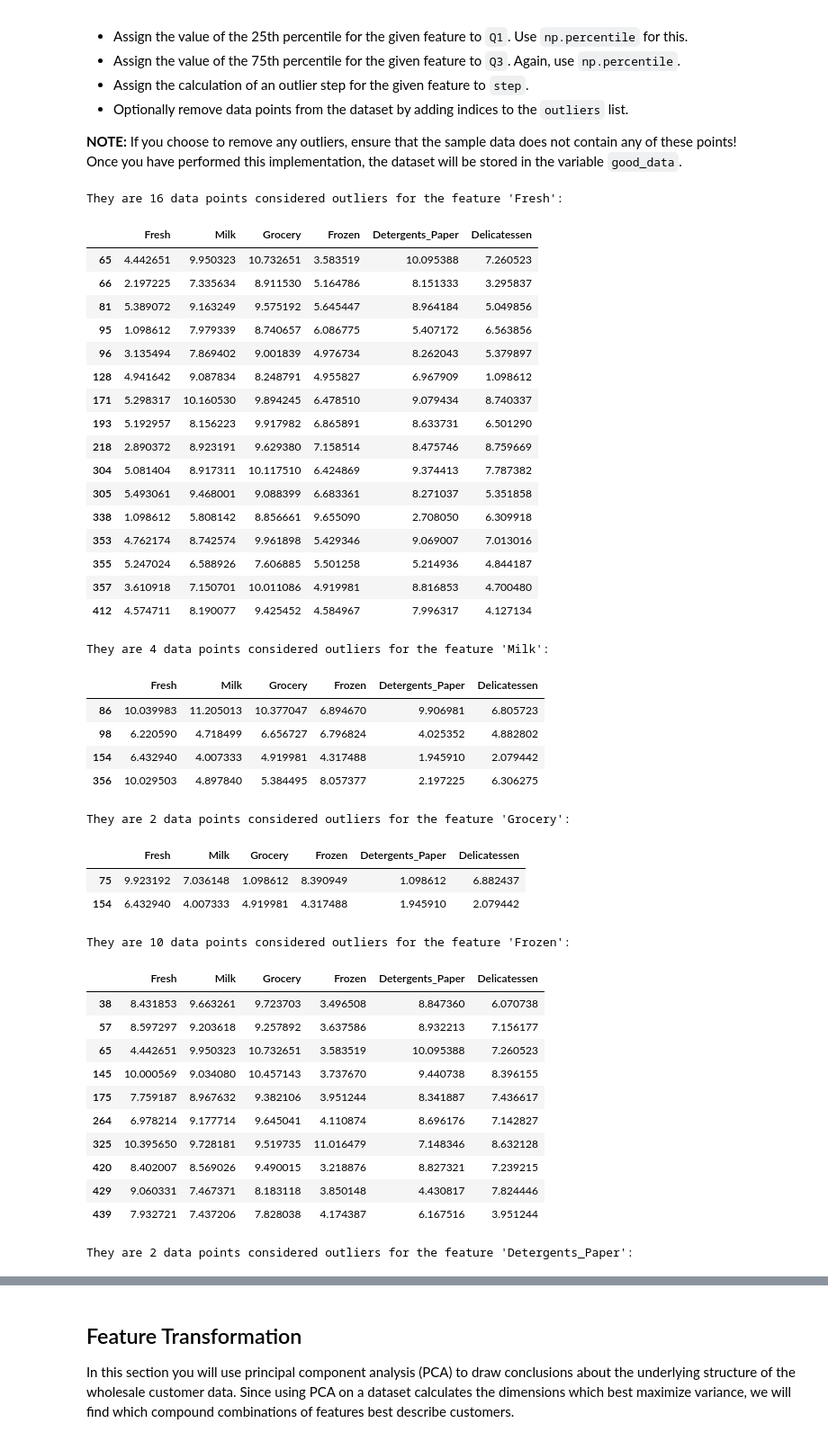
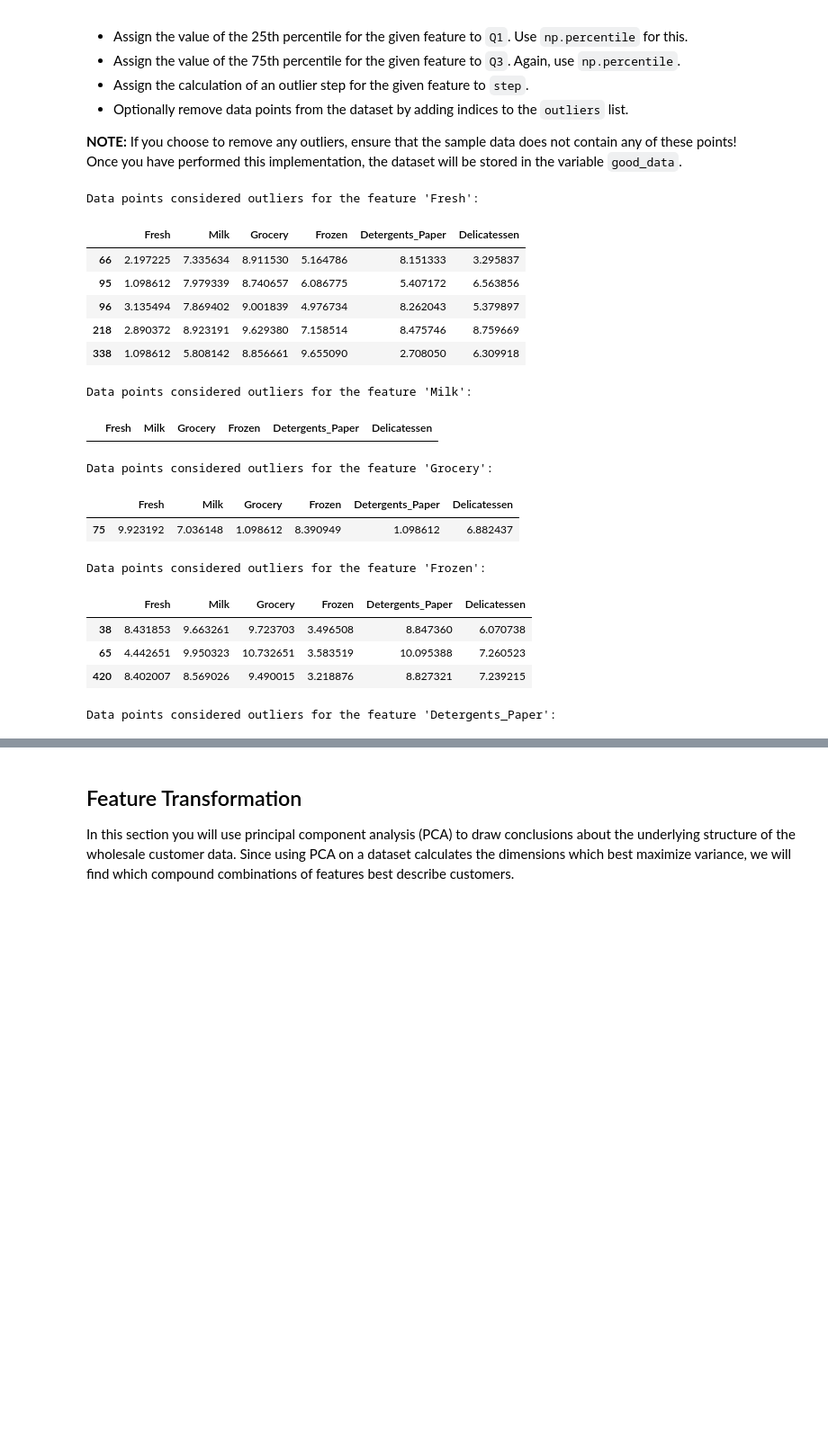
Before and after one commit to wang-zhe/Udacity-Review-Statistics, a Jupyter notebook: customer_segments.ipynb, the cells around one changed output, grey strips where cells are left out. Shown: that part at 90% size. Saved outputs shown, nothing was run; the diff lists cells and outputs as text; code cells hidden in the pictures; blank space fills up the shorter version.

```diff
--- a/customer_segments.ipynb
+++ b/customer_segments.ipynb
@@ -243,67 +222,43 @@ Once you have performed this implementation, the dataset will be stored in the v
 # %%
 # For each feature find the data points with extreme high or low values
 for feature in log_data.keys():
 
     # TODO: Calculate Q1 (25th percentile of the data) for the given feature
-    Q1 = np.percentile(log_data[feature], 25)
+    Q1 = np.percentile(log_data,25)
 
     # TODO: Calculate Q3 (75th percentile of the data) for the given feature
-    Q3 = np.percentile(log_data[feature], 75)
+    Q3 = np.percentile(log_data,75)
 
     # TODO: Use the interquartile range to calculate an outlier step (1.5 times the interquartile range)
-    step = 1.5*(Q3 - Q1)
+    step = (Q3-Q1)*1.5
 
     # Display the outliers
-    outliers = log_data[~((log_data[feature] >= Q1 - step) & (log_data[feature] <= Q3 + step))]
-    print("They are {} data points considered outliers for the feature '{}':".format(outliers.shape[0],feature))
+    print("Data points considered outliers for the feature '{}':".format(feature))
     display(log_data[~((log_data[feature] >= Q1 - step) & (log_data[feature] <= Q3 + step))])
 
 # OPTIONAL: Select the indices for data points you wish to remove
-outliers  = [154, 75, 66, 65, 128]
+outliers  = [66,420,75,38]
 
 # Remove the outliers, if any were specified
 good_data = log_data.drop(log_data.index[outliers]).reset_index(drop = True)
 # %% [output]
-They are 16 data points considered outliers for the feature 'Fresh':
+Data points considered outliers for the feature 'Fresh':
 |  | Fresh | Milk | Grocery | Frozen | Detergents_Paper | Delicatessen |
-| 65 | 4.442651 | 9.950323 | 10.732651 | 3.583519 | 10.095388 | 7.260523 |
 | 66 | 2.197225 | 7.335634 | 8.911530 | 5.164786 | 8.151333 | 3.295837 |
-| 81 | 5.389072 | 9.163249 | 9.575192 | 5.645447 | 8.964184 | 5.049856 |
 | 95 | 1.098612 | 7.979339 | 8.740657 | 6.086775 | 5.407172 | 6.563856 |
 | 96 | 3.135494 | 7.869402 | 9.001839 | 4.976734 | 8.262043 | 5.379897 |
-| 128 | 4.941642 | 9.087834 | 8.248791 | 4.955827 | 6.967909 | 1.098612 |
-| 171 | 5.298317 | 10.160530 | 9.894245 | 6.478510 | 9.079434 | 8.740337 |
-| 193 | 5.192957 | 8.156223 | 9.917982 | 6.865891 | 8.633731 | 6.501290 |
 | 218 | 2.890372 | 8.923191 | 9.629380 | 7.158514 | 8.475746 | 8.759669 |
-| 304 | 5.081404 | 8.917311 | 10.117510 | 6.424869 | 9.374413 | 7.787382 |
-| 305 | 5.493061 | 9.468001 | 9.088399 | 6.683361 | 8.271037 | 5.351858 |
 | 338 | 1.098612 | 5.808142 | 8.856661 | 9.655090 | 2.708050 | 6.309918 |
-| 353 | 4.762174 | 8.742574 | 9.961898 | 5.429346 | 9.069007 | 7.013016 |
-| 355 | 5.247024 | 6.588926 | 7.606885 | 5.501258 | 5.214936 | 4.844187 |
-| 357 | 3.610918 | 7.150701 | 10.011086 | 4.919981 | 8.816853 | 4.700480 |
-| 412 | 4.574711 | 8.190077 | 9.425452 | 4.584967 | 7.996317 | 4.127134 |
-They are 4 data points considered outliers for the feature 'Milk':
+Data points considered outliers for the feature 'Milk':
 |  | Fresh | Milk | Grocery | Frozen | Detergents_Paper | Delicatessen |
-| 86 | 10.039983 | 11.205013 | 10.377047 | 6.894670 | 9.906981 | 6.805723 |
-| 98 | 6.220590 | 4.718499 | 6.656727 | 6.796824 | 4.025352 | 4.882802 |
-| 154 | 6.432940 | 4.007333 | 4.919981 | 4.317488 | 1.945910 | 2.079442 |
-| 356 | 10.029503 | 4.897840 | 5.384495 | 8.057377 | 2.197225 | 6.306275 |
-They are 2 data points considered outliers for the feature 'Grocery':
+Data points considered outliers for the feature 'Grocery':
 |  | Fresh | Milk | Grocery | Frozen | Detergents_Paper | Delicatessen |
 | 75 | 9.923192 | 7.036148 | 1.098612 | 8.390949 | 1.098612 | 6.882437 |
-| 154 | 6.432940 | 4.007333 | 4.919981 | 4.317488 | 1.945910 | 2.079442 |
-They are 10 data points considered outliers for the feature 'Frozen':
+Data points considered outliers for the feature 'Frozen':
 |  | Fresh | Milk | Grocery | Frozen | Detergents_Paper | Delicatessen |
 | 38 | 8.431853 | 9.663261 | 9.723703 | 3.496508 | 8.847360 | 6.070738 |
-| 57 | 8.597297 | 9.203618 | 9.257892 | 3.637586 | 8.932213 | 7.156177 |
 | 65 | 4.442651 | 9.950323 | 10.732651 | 3.583519 | 10.095388 | 7.260523 |
-| 145 | 10.000569 | 9.034080 | 10.457143 | 3.737670 | 9.440738 | 8.396155 |
-| 175 | 7.759187 | 8.967632 | 9.382106 | 3.951244 | 8.341887 | 7.436617 |
-| 264 | 6.978214 | 9.177714 | 9.645041 | 4.110874 | 8.696176 | 7.142827 |
-| 325 | 10.395650 | 9.728181 | 9.519735 | 11.016479 | 7.148346 | 8.632128 |
 | 420 | 8.402007 | 8.569026 | 9.490015 | 3.218876 | 8.827321 | 7.239215 |
-| 429 | 9.060331 | 7.467371 | 8.183118 | 3.850148 | 4.430817 | 7.824446 |
-| 439 | 7.932721 | 7.437206 | 7.828038 | 4.174387 | 6.167516 | 3.951244 |
-They are 2 data points considered outliers for the feature 'Detergents_Paper':
+Data points considered outliers for the feature 'Detergents_Paper':
 |  | Fresh | Milk | Grocery | Frozen | Detergents_Paper | Delicatessen |
 | 75 | 9.923192 | 7.036148 | 1.098612 | 8.390949 | 1.098612 | 6.882437 |
```
Also changed, not shown: parts of 48 cells of this notebook.
